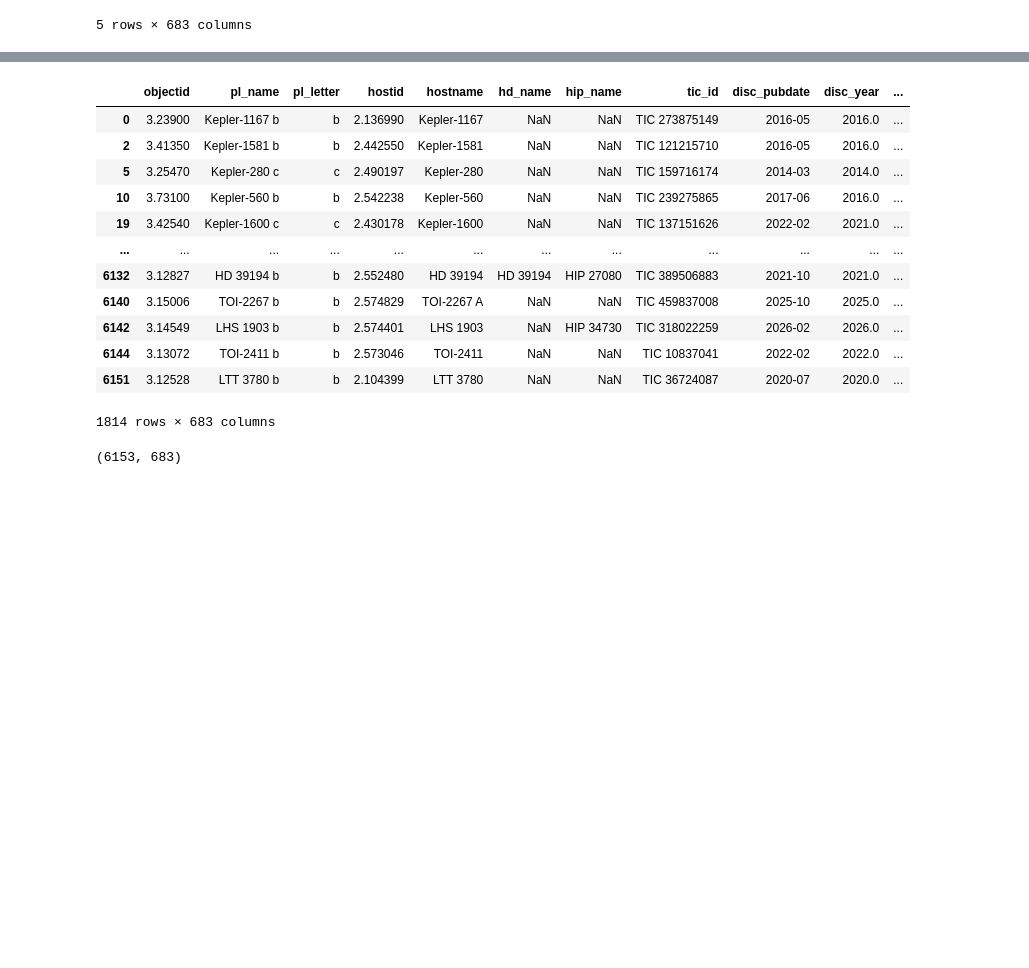
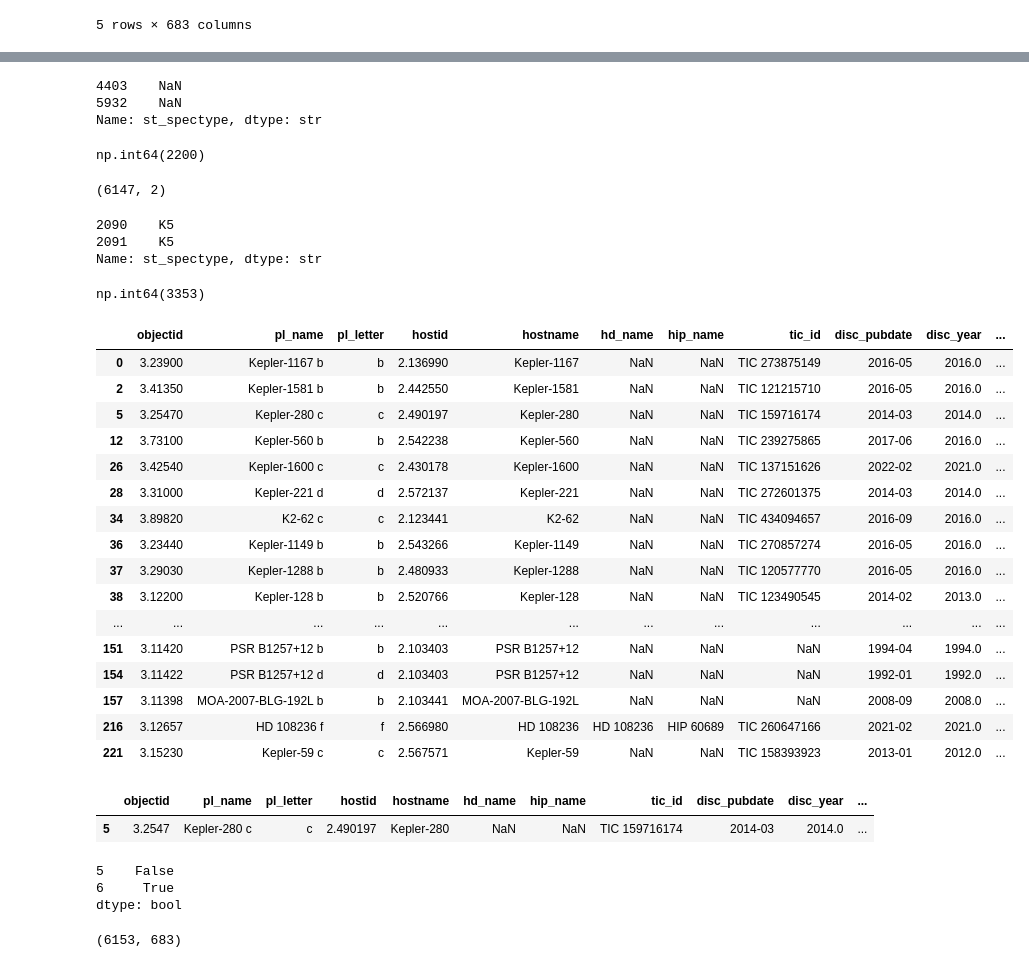
Before and after one commit to dylanmalis-collab/Exoplanet_Life, a Jupyter notebook: Jupiter-création colonne.ipynb, the cells around one changed output, grey strips where cells are left out. Drawn from its saved outputs; the diff is of its cells as text; code cells hidden in the pictures; blank space fills up the shorter version.

```diff
--- a/Jupiter-création colonne.ipynb
+++ b/Jupiter-création colonne.ipynb
@@ -8,9 +8,9 @@ import requests
 # %%
 url = "https://exoplanetarchive.ipac.caltech.edu/TAP/sync?query=select+*+from+pscomppars&format=csv"
 
-df = pd.read_csv(url)
+df1 = pd.read_csv(url)
 
-df.head()
+df1.head()
 # %% [output]
 |  | objectid | pl_name | pl_letter | hostid | hostname | hd_name | hip_name | tic_id | disc_pubdate | disc_year | ... |
 | 0 | 3.2390 | Kepler-1167 b | b | 2.136990 | Kepler-1167 | NaN | NaN | TIC 273875149 | 2016-05 | 2016.0 | ... |
@@ -21,0 +26,4 @@ df.head()
+# %%
+url2 = "https://raw.githubusercontent.com/dylanmalis-collab/Exoplanet_Life/refs/heads/Machine_Learning/exoplanet_hosts_spectype.csv"
+
+df2 = pd.read_csv(url2)
@@ -22,16 +39,70 @@ df.head()
+# %%
+df1.loc[df1["hostname"] == "KOI-1783", "st_spectype"]
+# %% [output]
+4403    NaN
+5932    NaN
+Name: st_spectype, dtype: str
+# %%
+df2["st_spectype"].isna().sum()
+# %% [output]
+np.int64(2200)
+# %%
+df2.shape
+# %% [output]
+(6147, 2)
+# %%
+df2.loc[df2["hostname"] == "KOI-1783", "st_spectype"]
+# %% [output]
+2090    K5
+2091    K5
+Name: st_spectype, dtype: str
+# %%
+df = df1.merge(
+    df2[['hostname', 'st_spectype']],
+    on='hostname',
+    how='left',
+    suffixes=('', '_new')
+)
+
+# Remplacer uniquement les NaN de df1 par les valeurs de df2
+df['st_spectype'] = df['st_spectype'].fillna(df['st_spectype_new'])
+
+# Supprimer la colonne temporaire
+df = df.drop(columns=['st_spectype_new'])
+# %%
+df["st_spectype"].isna().sum()
+# %% [output]
+np.int64(3353)
 # %%
-df[df["pl_bmasse"] <= 5]
+df[df["pl_bmasse"] <= 5].head(20)
 # %% [output]
 |  | objectid | pl_name | pl_letter | hostid | hostname | hd_name | hip_name | tic_id | disc_pubdate | disc_year | ... |
 | 0 | 3.23900 | Kepler-1167 b | b | 2.136990 | Kepler-1167 | NaN | NaN | TIC 273875149 | 2016-05 | 2016.0 | ... |
 | 2 | 3.41350 | Kepler-1581 b | b | 2.442550 | Kepler-1581 | NaN | NaN | TIC 121215710 | 2016-05 | 2016.0 | ... |
 | 5 | 3.25470 | Kepler-280 c | c | 2.490197 | Kepler-280 | NaN | NaN | TIC 159716174 | 2014-03 | 2014.0 | ... |
-| 10 | 3.73100 | Kepler-560 b | b | 2.542238 | Kepler-560 | NaN | NaN | TIC 239275865 | 2017-06 | 2016.0 | ... |
-| 19 | 3.42540 | Kepler-1600 c | c | 2.430178 | Kepler-1600 | NaN | NaN | TIC 137151626 | 2022-02 | 2021.0 | ... |
+| 12 | 3.73100 | Kepler-560 b | b | 2.542238 | Kepler-560 | NaN | NaN | TIC 239275865 | 2017-06 | 2016.0 | ... |
+| 26 | 3.42540 | Kepler-1600 c | c | 2.430178 | Kepler-1600 | NaN | NaN | TIC 137151626 | 2022-02 | 2021.0 | ... |
+| 28 | 3.31000 | Kepler-221 d | d | 2.572137 | Kepler-221 | NaN | NaN | TIC 272601375 | 2014-03 | 2014.0 | ... |
+| 34 | 3.89820 | K2-62 c | c | 2.123441 | K2-62 | NaN | NaN | TIC 434094657 | 2016-09 | 2016.0 | ... |
+| 36 | 3.23440 | Kepler-1149 b | b | 2.543266 | Kepler-1149 | NaN | NaN | TIC 270857274 | 2016-05 | 2016.0 | ... |
+| 37 | 3.29030 | Kepler-1288 b | b | 2.480933 | Kepler-1288 | NaN | NaN | TIC 120577770 | 2016-05 | 2016.0 | ... |
+| 38 | 3.12200 | Kepler-128 b | b | 2.520766 | Kepler-128 | NaN | NaN | TIC 123490545 | 2014-02 | 2013.0 | ... |
 | ... | ... | ... | ... | ... | ... | ... | ... | ... | ... | ... | ... |
-| 6132 | 3.12827 | HD 39194 b | b | 2.552480 | HD 39194 | HD 39194 | HIP 27080 | TIC 389506883 | 2021-10 | 2021.0 | ... |
-| 6140 | 3.15006 | TOI-2267 b | b | 2.574829 | TOI-2267 A | NaN | NaN | TIC 459837008 | 2025-10 | 2025.0 | ... |
-| 6142 | 3.14549 | LHS 1903 b | b | 2.574401 | LHS 1903 | NaN | HIP 34730 | TIC 318022259 | 2026-02 | 2026.0 | ... |
-| 6144 | 3.13072 | TOI-2411 b | b | 2.573046 | TOI-2411 | NaN | NaN | TIC 10837041 | 2022-02 | 2022.0 | ... |
-| 6151 | 3.12528 | LTT 3780 b | b | 2.104399 | LTT 3780 | NaN | NaN | TIC 36724087 | 2020-07 | 2020.0 | ... |
+| 151 | 3.11420 | PSR B1257+12 b | b | 2.103403 | PSR B1257+12 | NaN | NaN | NaN | 1994-04 | 1994.0 | ... |
+| 154 | 3.11422 | PSR B1257+12 d | d | 2.103403 | PSR B1257+12 | NaN | NaN | NaN | 1992-01 | 1992.0 | ... |
+| 157 | 3.11398 | MOA-2007-BLG-192L b | b | 2.103441 | MOA-2007-BLG-192L | NaN | NaN | NaN | 2008-09 | 2008.0 | ... |
+| 216 | 3.12657 | HD 108236 f | f | 2.566980 | HD 108236 | HD 108236 | HIP 60689 | TIC 260647166 | 2021-02 | 2021.0 | ... |
+| 221 | 3.15230 | Kepler-59 c | c | 2.567571 | Kepler-59 | NaN | NaN | TIC 158393923 | 2013-01 | 2012.0 | ... |
-1814 rows × 683 columns
+# %%
+
+df[df["pl_name"] == "Kepler-280 c"]
+# %% [output]
+|  | objectid | pl_name | pl_letter | hostid | hostname | hd_name | hip_name | tic_id | disc_pubdate | disc_year | ... |
+| 5 | 3.2547 | Kepler-280 c | c | 2.490197 | Kepler-280 | NaN | NaN | TIC 159716174 | 2014-03 | 2014.0 | ... |
+# %%
+subset = df[df["pl_name"] == "Kepler-280 c"]
+subset.duplicated()
+# %% [output]
+5    False
+6     True
+dtype: bool
```
Also changed, not shown: parts of 10 cells of this notebook, 1 other file.
